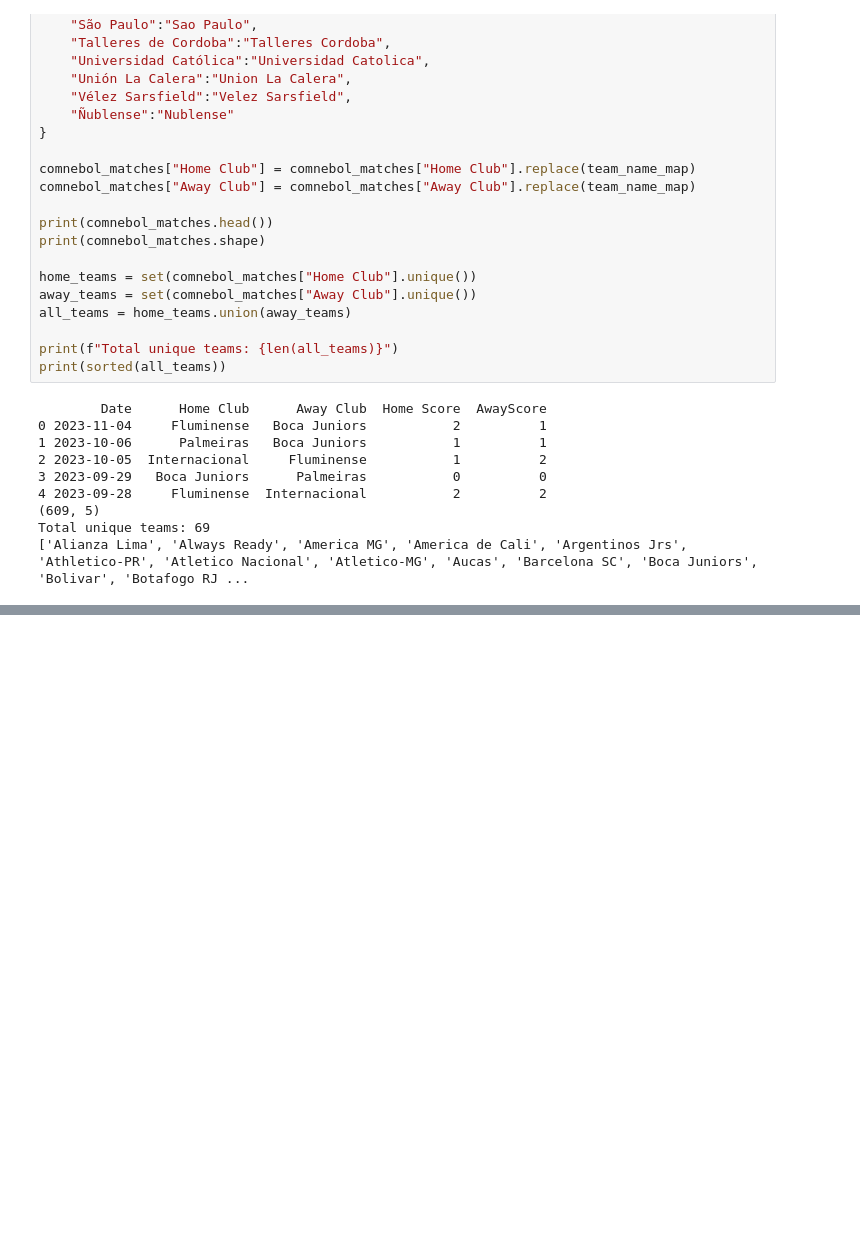
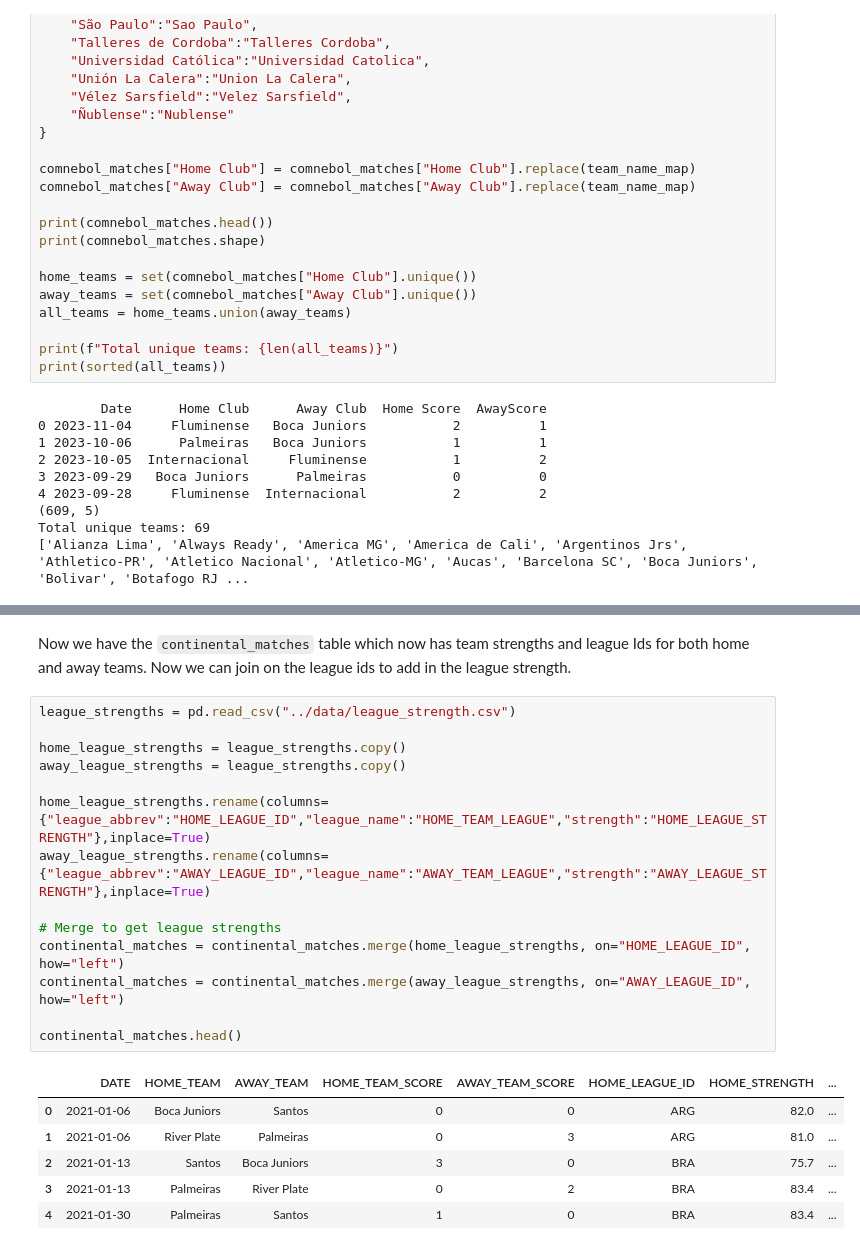
Before and after one commit to kushlalwani/CWCPredictions, a Jupyter notebook: notebooks/Exploratory_Data_Analysis.ipynb, the cells around one changed output, grey strips where cells are left out. Cells and saved outputs as stored; diff of their text form; blank space fills up the shorter version.

```diff
--- a/notebooks/Exploratory_Data_Analysis.ipynb
+++ b/notebooks/Exploratory_Data_Analysis.ipynb
@@ -297,0 +366,23 @@ Total unique teams: 69
+# %% [markdown]
+Now we have the `continental_matches` table which now has team strengths and league Ids for both home and away teams. Now we can join on the league ids to add in the league strength.
+# %%
+league_strengths = pd.read_csv("../data/league_strength.csv")
+
+home_league_strengths = league_strengths.copy()
+away_league_strengths = league_strengths.copy()
+
+home_league_strengths.rename(columns={"league_abbrev":"HOME_LEAGUE_ID","league_name":"HOME_TEAM_LEAGUE","strength":"HOME_LEAGUE_STRENGTH"},inplace=True)
+away_league_strengths.rename(columns={"league_abbrev":"AWAY_LEAGUE_ID","league_name":"AWAY_TEAM_LEAGUE","strength":"AWAY_LEAGUE_STRENGTH"},inplace=True)
+
+# Merge to get league strengths
+continental_matches = continental_matches.merge(home_league_strengths, on="HOME_LEAGUE_ID", how="left")
+continental_matches = continental_matches.merge(away_league_strengths, on="AWAY_LEAGUE_ID", how="left")
+
+continental_matches.head()
+# %% [output]
+|  | DATE | HOME_TEAM | AWAY_TEAM | HOME_TEAM_SCORE | AWAY_TEAM_SCORE | HOME_LEAGUE_ID | HOME_STRENGTH | ... |
+| 0 | 2021-01-06 | Boca Juniors | Santos | 0 | 0 | ARG | 82.0 | ... |
+| 1 | 2021-01-06 | River Plate | Palmeiras | 0 | 3 | ARG | 81.0 | ... |
+| 2 | 2021-01-13 | Santos | Boca Juniors | 3 | 0 | BRA | 75.7 | ... |
+| 3 | 2021-01-13 | Palmeiras | River Plate | 0 | 2 | BRA | 83.4 | ... |
+| 4 | 2021-01-30 | Palmeiras | Santos | 1 | 0 | BRA | 83.4 | ... |
```
Also changed, not shown: parts of 9 cells of this notebook.
